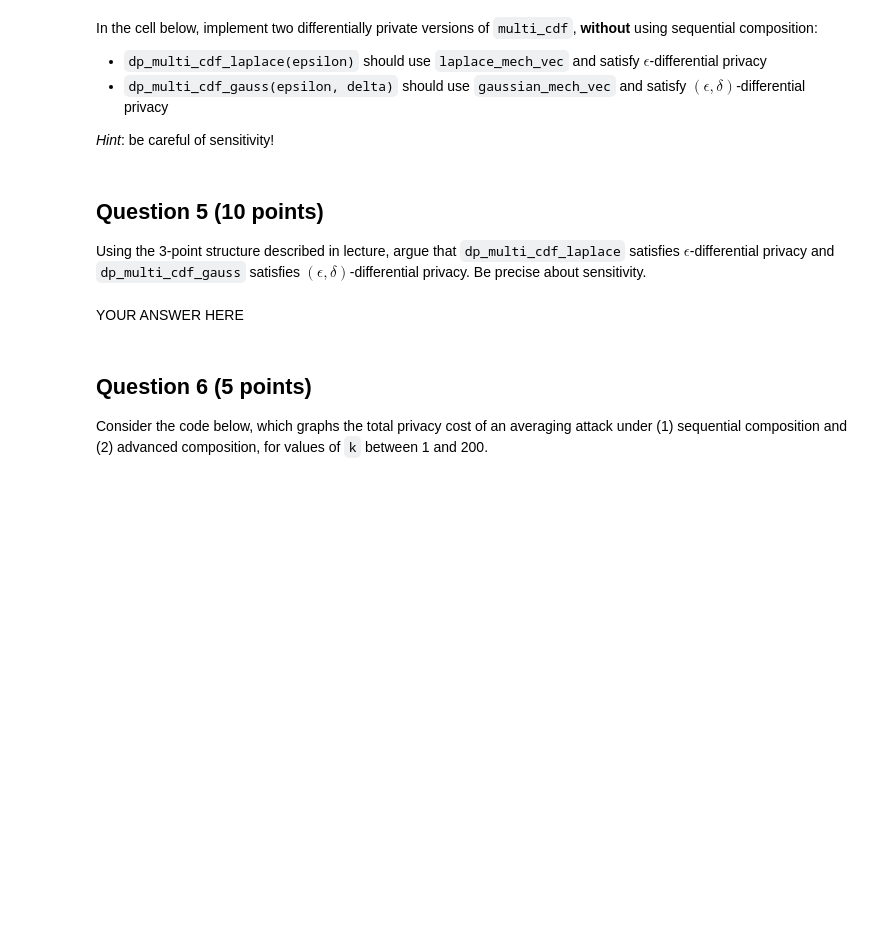
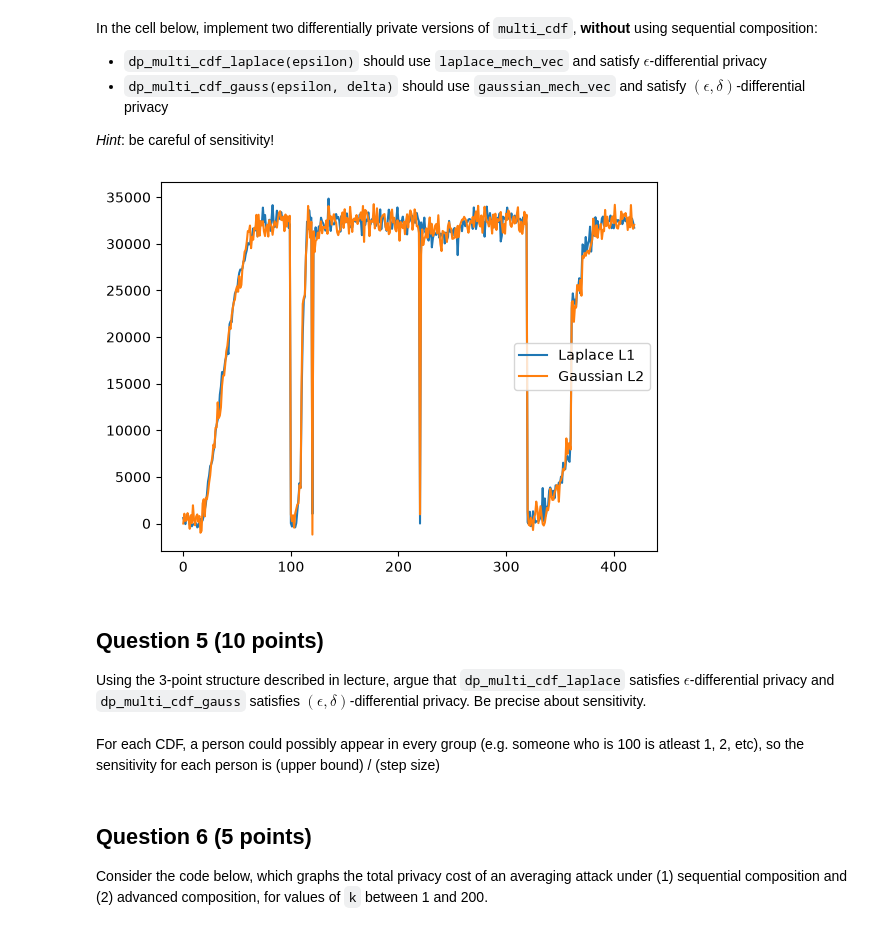
Before and after one commit to jonasgordonhemmett-tech/cs3110-data-privacy, a Jupyter notebook: homework/CS3110_HW_6.ipynb, the cells around one changed output. Drawn from its saved outputs; the diff is of its cells as text; code cells hidden in the pictures; blank space fills up the shorter version.

```diff
--- a/homework/CS3110_HW_6.ipynb
+++ b/homework/CS3110_HW_6.ipynb
@@ -117,22 +119,24 @@ In the cell below, implement two differentially private versions of `multi_cdf`,
 *Hint*: be careful of sensitivity!
 # %%
 def dp_multi_cdf_laplace(epsilon):
-    # YOUR CODE HERE
-    raise NotImplementedError()
+    sens = (100 / 1) + (20 / 1) + (100000 / 1000) + (5000/50) + (100/1)
+    return laplace_mech_vec(multi_cdf(), sensitivity=sens, epsilon=epsilon)
 
 def dp_multi_cdf_gauss(epsilon, delta):
-    # YOUR CODE HERE
-    raise NotImplementedError()
+    sens = np.sqrt((100 / 1)**2 + (20 / 1)**2 + (100000 / 1000)**2 + (5000/50) + (100/1)**2)
+    return gaussian_mech_vec(multi_cdf(), sensitivity=sens, epsilon=epsilon, delta=delta)
 
 plt.plot(dp_multi_cdf_laplace(1.0), label='Laplace L1');
 plt.plot(dp_multi_cdf_gauss(1.0, 1e-5), label='Gaussian L2');
 plt.legend();
+# %% [output]
+[figure, added]
 # %% [markdown]
 ## Question 5 (10 points)
 
 Using the 3-point structure described in lecture, argue that `dp_multi_cdf_laplace` satisfies $\epsilon$-differential privacy and `dp_multi_cdf_gauss` satisfies $(\epsilon, \delta)$-differential privacy. Be precise about sensitivity.
-# %% [markdown]
-YOUR ANSWER HERE
+# %% [markdown]
+For each CDF, a person could possibly appear in every group (e.g. someone who is 100 is atleast 1, 2, etc), so the sensitivity for each person is (upper bound) / (step size)
 # %% [markdown]
 ## Question 6 (5 points)
 
```
Also changed, not shown: parts of 2 cells of this notebook, 1 other file.
